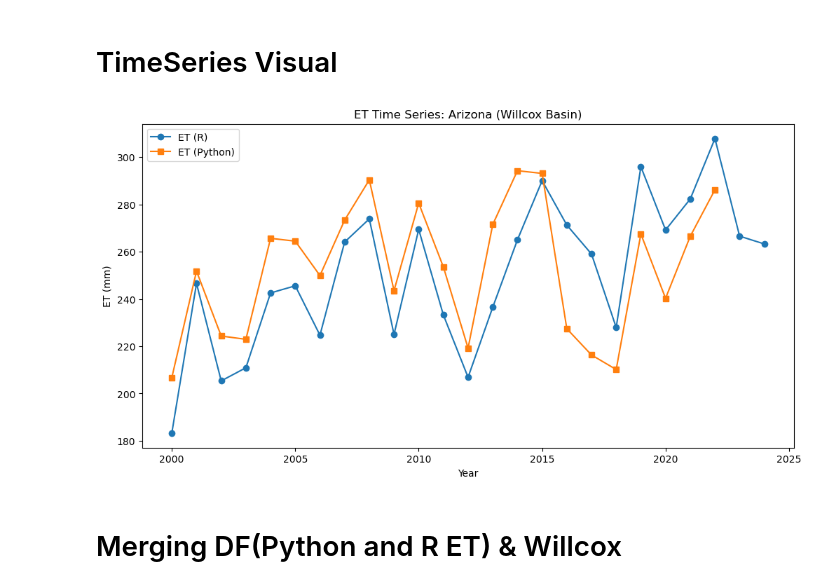
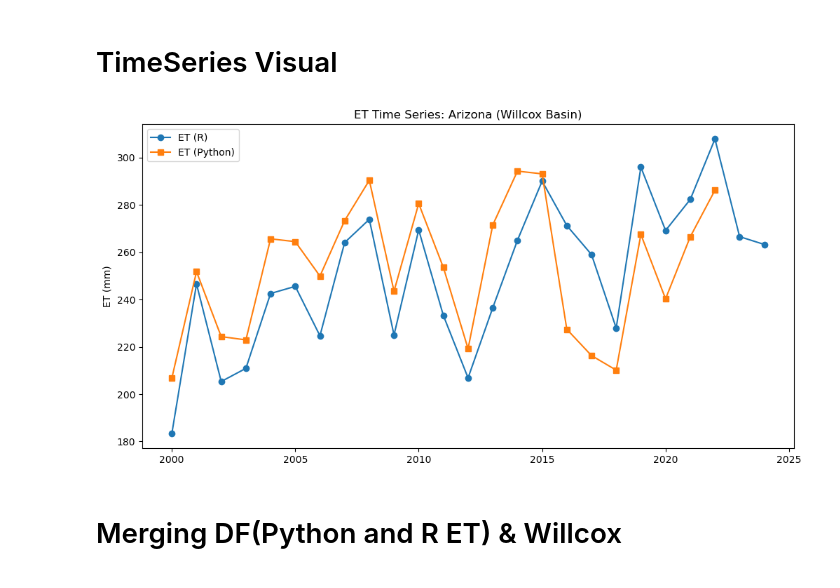
Before and after one commit to meds-AridGW/GW-depth-data-exploration, a Jupyter notebook: spearman_stats.ipynb, the cells around one changed output. Saved outputs shown, nothing was run; the diff lists cells and outputs as text; code cells hidden in the pictures.

```diff
--- a/spearman_stats.ipynb
+++ b/spearman_stats.ipynb
@@ -150,18 +167,18 @@ plt.show()
 # %%
 # For a specific site
 site_name = 'Arizona (Willcox Basin)'
 site_data = df[df['Site'] == site_name].sort_values('Year')
 
 plt.figure(figsize=(12, 6))
 plt.plot(site_data['Year'], site_data['ET (R)'], 'o-', label='ET (R)')
 plt.plot(site_data['Year'], site_data['ET (Python)'], 's-', label='ET (Python)')
-plt.xlabel('Year')
+#plt.xlabel('Year')
 plt.ylabel('ET (mm)')
 plt.title(f'ET Time Series: {site_name}')
 plt.legend()
 plt.show()
 # %% [output]
-[figure, old version]
+[figure, new version]
 # %% [markdown]
 # Merging DF(Python and R ET) & Willcox
 # %%
```
Also changed, not shown: parts of 8 cells of this notebook.
